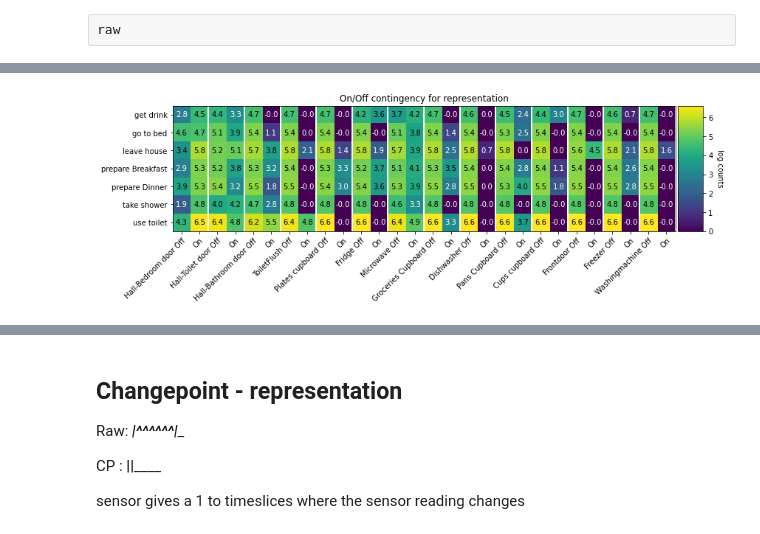
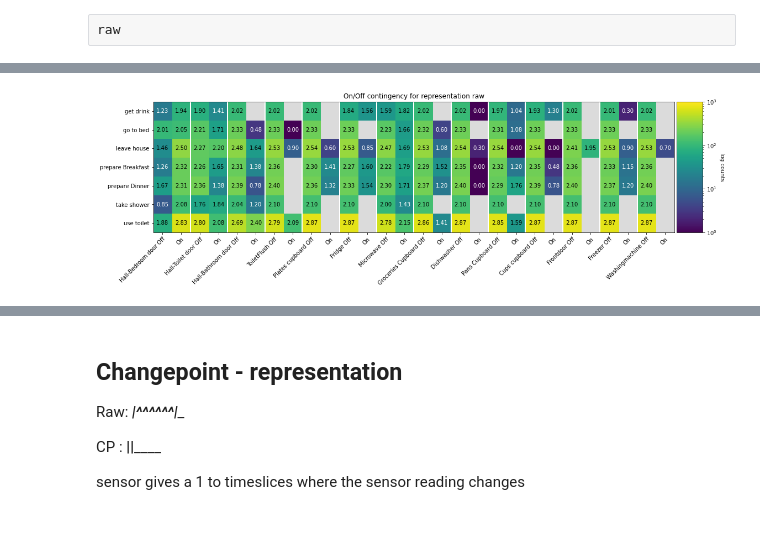
Before and after one commit to tcsvn/pyadlml, a Jupyter notebook: notebooks/kasteren.ipynb, the cells around one changed output, grey strips where cells are left out. Cells and saved outputs as stored; diff of their text form; code cells hidden in the pictures.

```diff
--- a/notebooks/kasteren.ipynb
+++ b/notebooks/kasteren.ipynb
@@ -366,8 +393,11 @@ A column-vector y was passed when a 1d array was expected. Please change the sha
 # %%
 from pyadlml.dataset.plot.raw import heatmap_contingency_01
 
-heatmap_contingency_01(raw, enc_lbl.inverse_transform(lbls));
+z_scale = 'log'
+rep = 'raw'
+
+heatmap_contingency_01(raw, enc_lbl.inverse_transform(lbls), rep=rep, z_scale=z_scale);
 # %% [output]
-[figure, old version]
+[figure, new version]
 # %%
 from pyadlml.dataset.plot.raw import heatmap_cross_correlation
```
Also changed, not shown: parts of 20 cells of this notebook, 5 other files.
